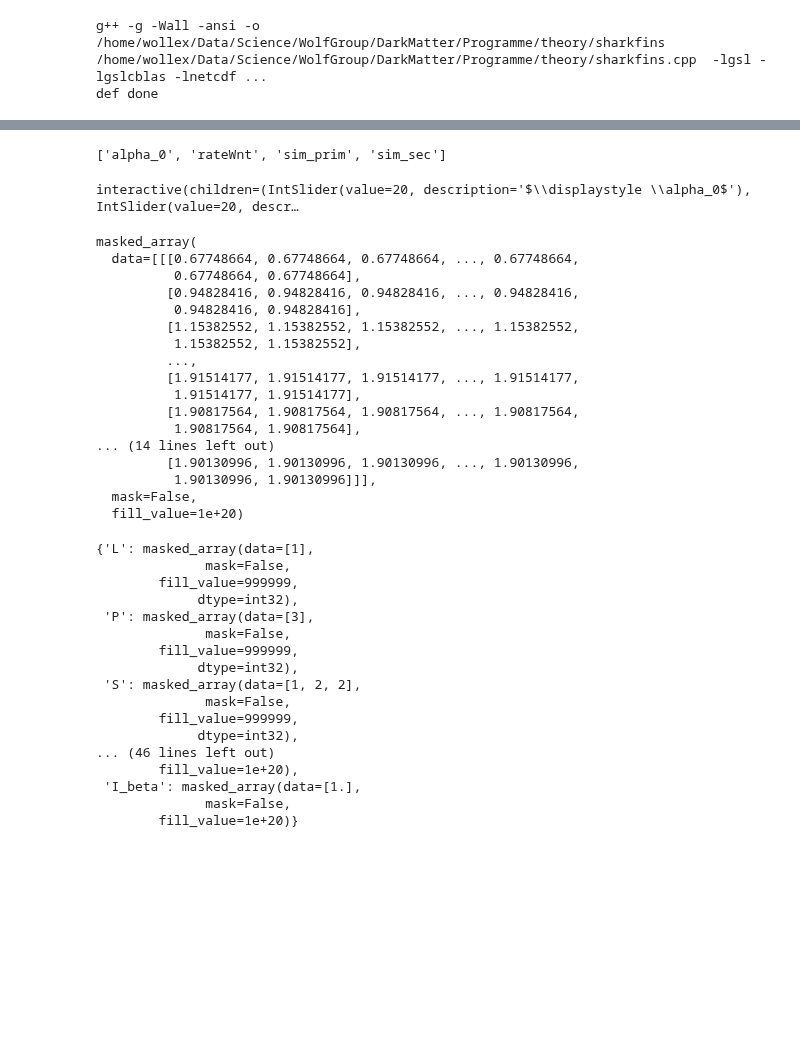
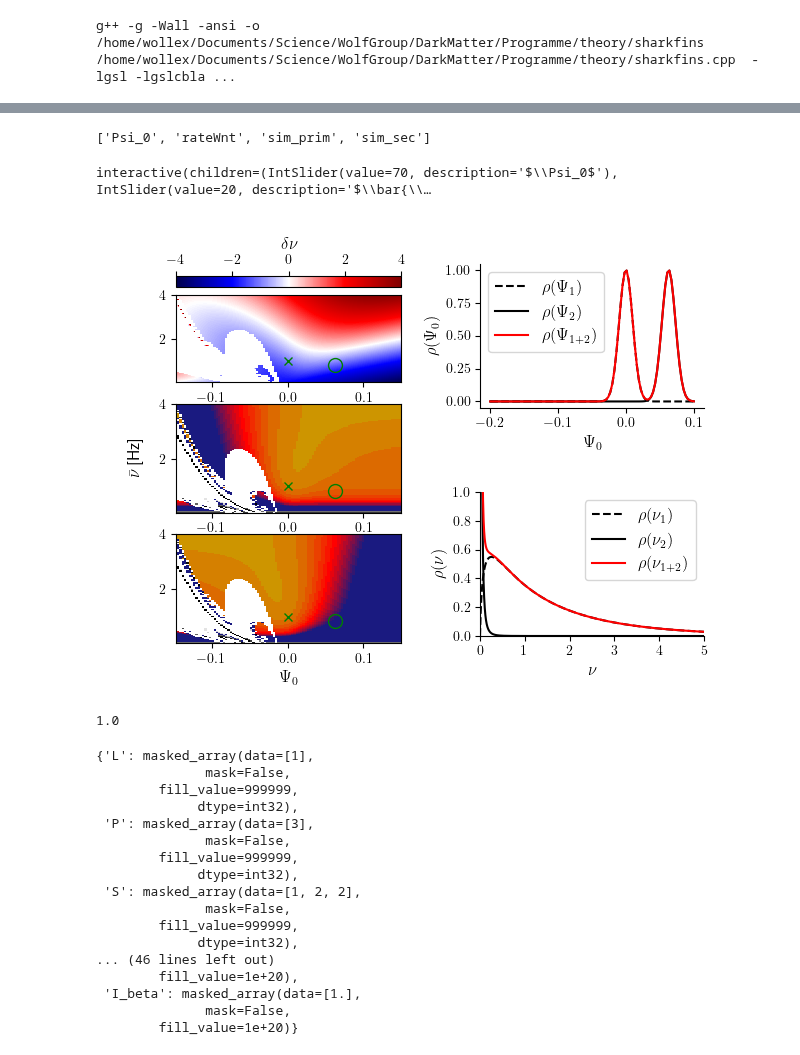
Before and after one commit to woxxel/DarkMatter, a Jupyter notebook: demo_scripts/two_mode_populations.ipynb, the cells around one changed output, grey strips where cells are left out. Drawn from its saved outputs; the diff is of its cells as text; code cells hidden in the pictures; blank space fills up the shorter version.

```diff
--- a/demo_scripts/two_mode_populations.ipynb
+++ b/demo_scripts/two_mode_populations.ipynb
@@ -93,7 +93,7 @@ def plot_distributions(nu_arr,gamma_1,gamma_2,delta_1,delta_2,nu_max_1,nu_max_2,
 
     max_val = np.nanmax((p_nu_1+p_nu_2)[2:])
     print('max:',max_val)
-    plt.setp(ax,xlim=[0,1],ylim=[0,np.nanmax([1.,max_val*1.1])])
+    # plt.setp(ax,xlim=[0,1],ylim=[0,np.nanmax([1.,max_val*1.1])])
 
     return [h_p1,h_p2,h_p12]
 # %%
@@ -101,29 +101,28 @@ nI = 2
 nE = 0
 options = set_options(nI=nI,nE=nE)
 options['simulation'] = {
-    #'Psi_0': [-0.15,0.15],
-    'alpha_0': [0,0.1],
+    'Psi_0': [-0.15,0.15],
+    # 'alpha_0': [0,0.1],
     'rateWnt': [0,4],
-    'sim_prim': [0,2,0],
+    'sim_prim': [0,1,0],
     'sim_sec': [0,-1,0]
 }
 options['eps'] = np.sqrt(0.5)
 options['eta'] = 0.5
 #options['tau_n'] = [1.,0.3,0.3]
-options['tau_n'] = [1.]
+options['tau_n'] = [0.0]
 #options['tau_I'] = 0.005
 options['mode_selfcon'] = 1
 res = darkMatter(steps=steps,options=options,cleanup=False,rerun=True,compile=True)
 
 order = list(options['simulation'].keys())
 # %% [output]
-g++ -g -Wall -ansi -o /home/wollex/Data/Science/WolfGroup/DarkMatter/Programme/theory/sharkfins /home/wollex/Data/Science/WolfGroup/DarkMatter/Programme/theory/sharkfins.cpp  -lgsl -lgslcblas -lnetcdf ...
-def done
+g++ -g -Wall -ansi -o /home/wollex/Documents/Science/WolfGroup/DarkMatter/Programme/theory/sharkfins /home/wollex/Documents/Science/WolfGroup/DarkMatter/Programme/theory/sharkfins.cpp  -lgsl -lgslcbla ...
 # %%
 params = readNetCDF(res['filePaths'][0])
 #params
 # %%
-%matplotlib nbagg
+#%matplotlib nbagg
 set_plot_params()
 
 fig = plt.figure()
@@ -149,8 +148,10 @@ plt.setp(ax_firingrate,xlabel='$\\nu$',ylabel='$\\rho(\\nu)$',xlim=[0,5*options[
 ax_threshold.spines[['top','right']].set_visible(False)
 ax_firingrate.spines[['top','right']].set_visible(False)
 
+plt.setp(ax_firingrate,xlim=[0,5],ylim=[0,1])
+
 #x=70; y=40
-x=20; y=20
+x=70; y=20
 
 nu_1 = get_nu_bar(res['gamma'][0,...],res['delta'][0,...],res['rate_max'][0,...])
 #for i in range(0,steps):
@@ -202,6 +203,7 @@ def update_plot(x,y):
     if options['simulation']['sim_prim'][1]==-1:
         params[order[0]][:] = res[order[0]][x]
     else:
+        print(options['simulation'])
         params[order[0]][options['simulation']['sim_prim'][1]] = res[order[0]][x]
 
     if options['simulation']['sim_sec'][1]==-1:
@@ -222,6 +224,8 @@ def update_plot(x,y):
     nu_max_1 = res['rate_max'][-2,y,x]
     nu_max_2 = res['rate_max'][-1,y,x]
 
+    print(f'{gamma_1=}, {gamma_2=}, {delta_1=}, {delta_2=}')
+
     h_distributions = plot_distributions(nu_arr,gamma_1,gamma_2,delta_1,delta_2,nu_max_1,nu_max_2,h_distributions,ax_firingrate)
     fig.canvas.draw_idle()
 #if save:
@@ -236,25 +238,10 @@ widgets.interactive(update_plot,x=x_widget,y=y_widget)
-['alpha_0', 'rateWnt', 'sim_prim', 'sim_sec']
+['Psi_0', 'rateWnt', 'sim_prim', 'sim_sec']
-interactive(children=(IntSlider(value=20, description='$\\displaystyle \\alpha_0$'), IntSlider(value=20, descr…
+interactive(children=(IntSlider(value=70, description='$\\Psi_0$'), IntSlider(value=20, description='$\\bar{\\…
+[figure, added]
 # %%
-res['gamma']
+options['rateWnt']
 # %% [output]
-masked_array(
-  data=[[[0.67748664, 0.67748664, 0.67748664, ..., 0.67748664,
-          0.67748664, 0.67748664],
-         [0.94828416, 0.94828416, 0.94828416, ..., 0.94828416,
-          0.94828416, 0.94828416],
-         [1.15382552, 1.15382552, 1.15382552, ..., 1.15382552,
-          1.15382552, 1.15382552],
-         ...,
-         [1.91514177, 1.91514177, 1.91514177, ..., 1.91514177,
-          1.91514177, 1.91514177],
-         [1.90817564, 1.90817564, 1.90817564, ..., 1.90817564,
-          1.90817564, 1.90817564],
-... (14 lines left out)
-         [1.90130996, 1.90130996, 1.90130996, ..., 1.90130996,
-          1.90130996, 1.90130996]]],
-  mask=False,
-  fill_value=1e+20)
+1.0
 # %%
 params
 # %% [output]
```
Also changed, not shown: parts of 4 cells of this notebook, 6 other files.
